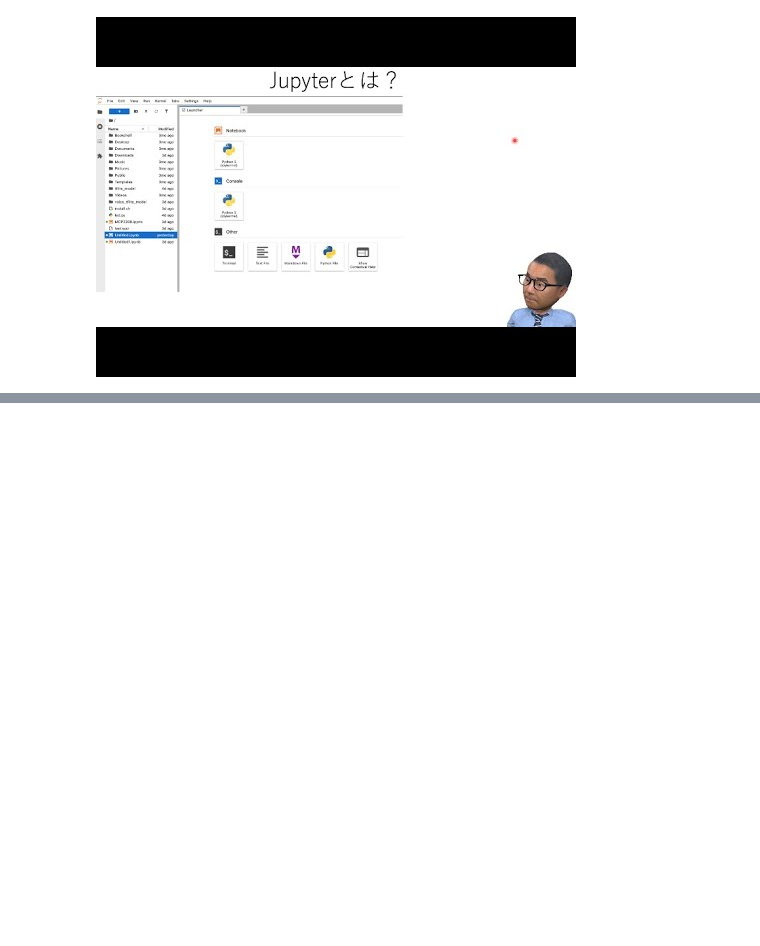
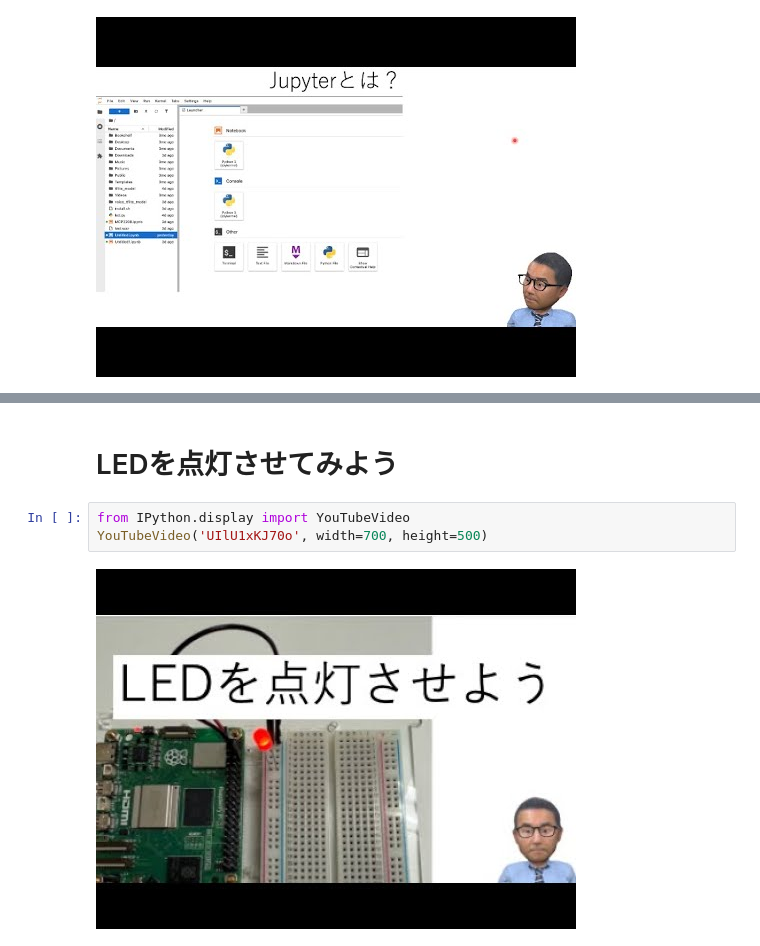
Before and after one commit to cmd-gunma-univ/DX-highschool, a Jupyter notebook: ものつくりDX3.ipynb, the cells around one changed output, grey strips where cells are left out. Saved outputs shown, nothing was run; the diff lists cells and outputs as text; blank space fills up the shorter version.

```diff
--- a/ものつくりDX3.ipynb
+++ b/ものつくりDX3.ipynb
@@ -19,0 +87,7 @@ YouTubeVideo('vyxo07h90Rw', width=700, height=500)
+# %% [markdown]
+# LEDを点灯させてみよう
+# %%
+from IPython.display import YouTubeVideo
+YouTubeVideo('UIlU1xKJ70o', width=700, height=500)
+# %% [output]
+[figure, added]
```
Also changed, not shown: parts of 14 cells of this notebook.
